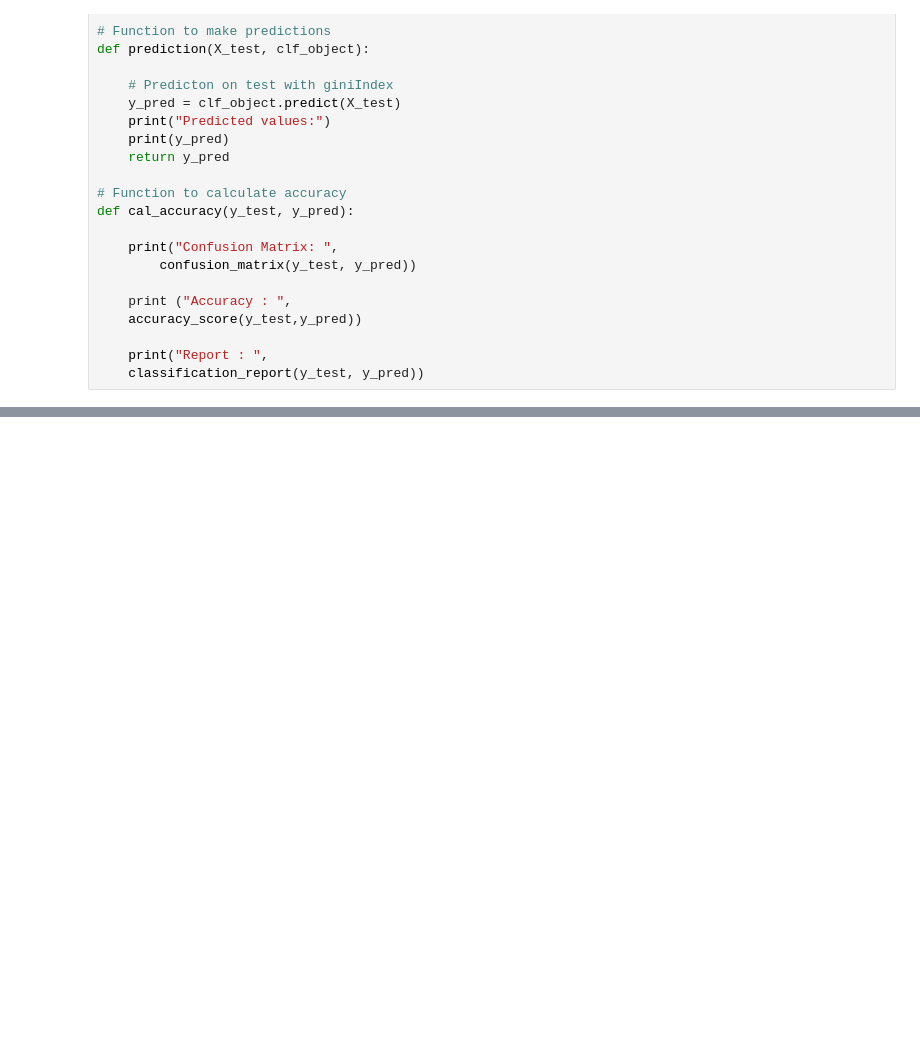
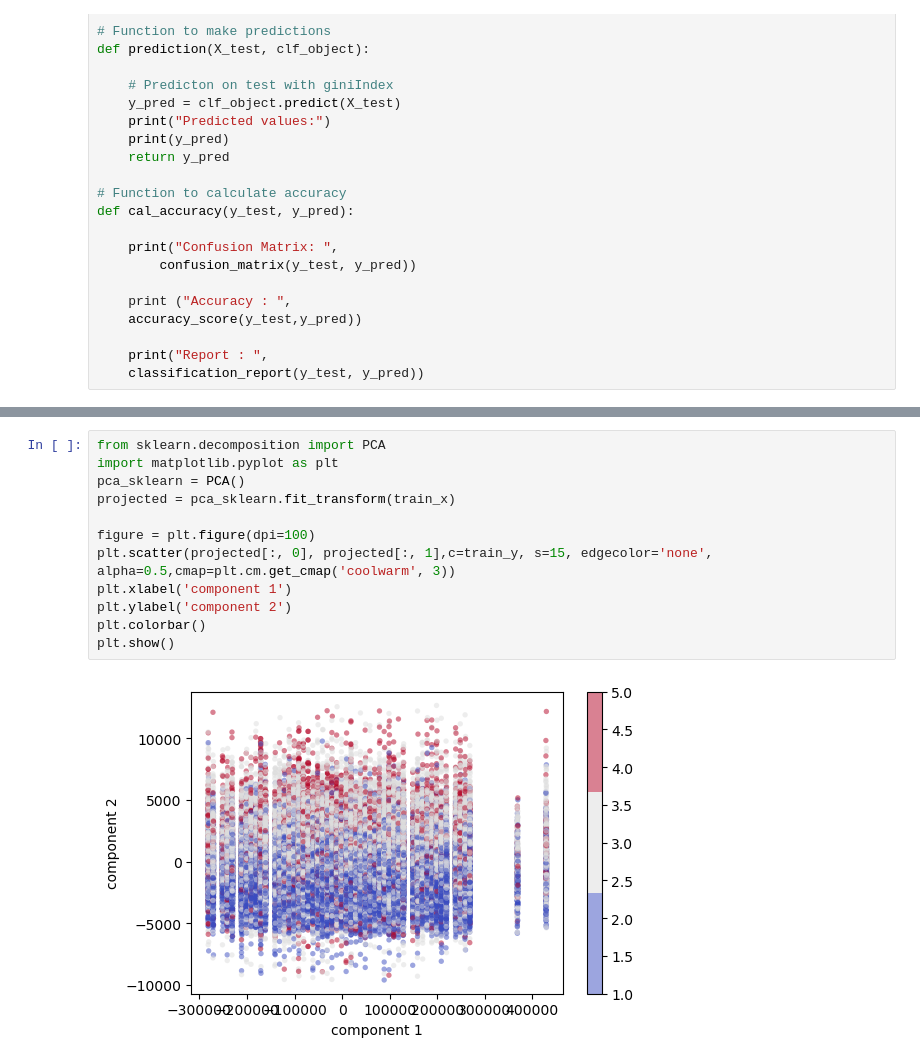
Before and after one commit to alicewuhhh/Health-Survey-Risk-Factors, a Jupyter notebook: Final_Project_Health_Survey_Risk.ipynb, the cells around one changed output, grey strips where cells are left out. Saved outputs shown, nothing was run; the diff lists cells and outputs as text; blank space fills up the shorter version.

```diff
--- a/Final_Project_Health_Survey_Risk.ipynb
+++ b/Final_Project_Health_Survey_Risk.ipynb
@@ -331,0 +518,14 @@ weighted avg       0.56      0.56      0.54     84821
+# %%
+from sklearn.decomposition import PCA
+import matplotlib.pyplot as plt
+pca_sklearn = PCA()
+projected = pca_sklearn.fit_transform(train_x)
+
+figure = plt.figure(dpi=100)
+plt.scatter(projected[:, 0], projected[:, 1],c=train_y, s=15, edgecolor='none', alpha=0.5,cmap=plt.cm.get_cmap('coolwarm', 3))
+plt.xlabel('component 1')
+plt.ylabel('component 2')
+plt.colorbar()
+plt.show()
+# %% [output]
+[figure, added]
```
Also changed, not shown: parts of 45 cells of this notebook.
